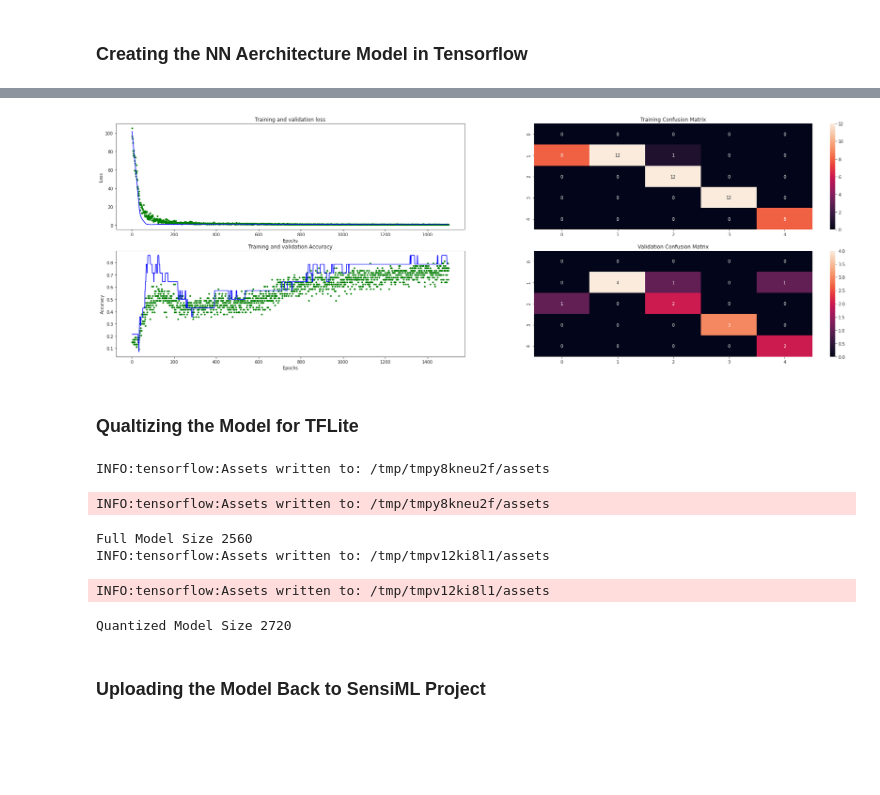
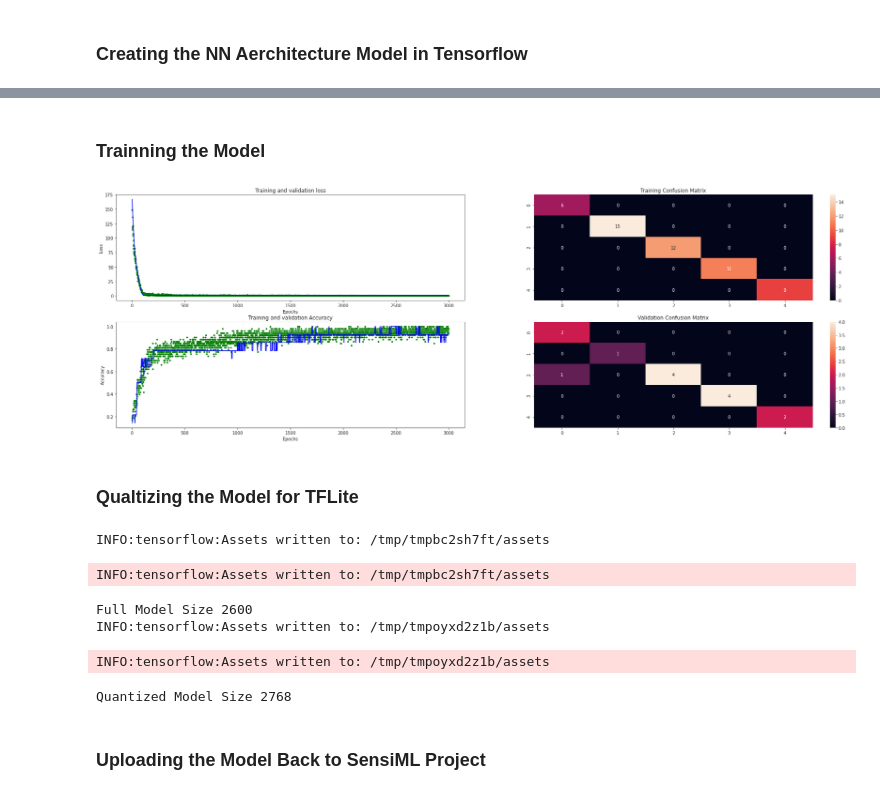
Before and after one commit to rafah1/Walking-Stride-Classification, a Jupyter notebook: Code/Final_Project_SensiML.ipynb, the cells around one changed output, grey strips where cells are left out. Cells and saved outputs as stored; diff of their text form; code cells hidden in the pictures; blank space fills up the shorter version.

```diff
--- a/Code/Final_Project_SensiML.ipynb
+++ b/Code/Final_Project_SensiML.ipynb
@@ -398,27 +416,29 @@ Total params: 196
 Trainable params: 196
 Non-trainable params: 0
 _________________________________________________________________
+# %% [markdown]
+### Trainning the Model
 # %%
 from IPython.display import clear_output
 import sensiml.tensorflow.utils as sml_tf
 
-num_iterations=10
+num_iterations=30
 epochs=100
 batch_size=32
 
 data = tf.data.Dataset.from_tensor_slices((x_train, y_train))
 shuffle_ds = data.shuffle(buffer_size=x_train.shape[0], reshuffle_each_iteration=True).batch(batch_size)
 
 for i in range(num_iterations):
   history = tf_model.fit( shuffle_ds, epochs=epochs, batch_size=batch_size, validation_data=(x_validate, y_validate), verbose=0)
 
   for key in train_history:
     train_history[key].extend(history.history[key])
 
   clear_output()
   sml_tf.plot_training_results(tf_model, train_history, x_train, y_train, x_validate, y_validate)
 # %% [output]
-[figure, old version]
+[figure, new version]
 # %% [markdown]
 ### Qualtizing the Model for TFLite
 # %%
@@ -440,12 +460,12 @@ tflite_model_quant = converter.convert()
 
 print("Quantized Model Size", len(tflite_model_quant))
 # %% [output]
-INFO:tensorflow:Assets written to: /tmp/tmpy8kneu2f/assets
+INFO:tensorflow:Assets written to: /tmp/tmpbc2sh7ft/assets
-INFO:tensorflow:Assets written to: /tmp/tmpy8kneu2f/assets
+INFO:tensorflow:Assets written to: /tmp/tmpbc2sh7ft/assets
-Full Model Size 2560
-INFO:tensorflow:Assets written to: /tmp/tmpv12ki8l1/assets
+Full Model Size 2600
+INFO:tensorflow:Assets written to: /tmp/tmpoyxd2z1b/assets
-INFO:tensorflow:Assets written to: /tmp/tmpv12ki8l1/assets
+INFO:tensorflow:Assets written to: /tmp/tmpoyxd2z1b/assets
-Quantized Model Size 2720
+Quantized Model Size 2768
 # %% [markdown]
 ### Uploading the Model Back to SensiML Project
 # %%
```
Also changed, not shown: parts of 7 cells of this notebook.
